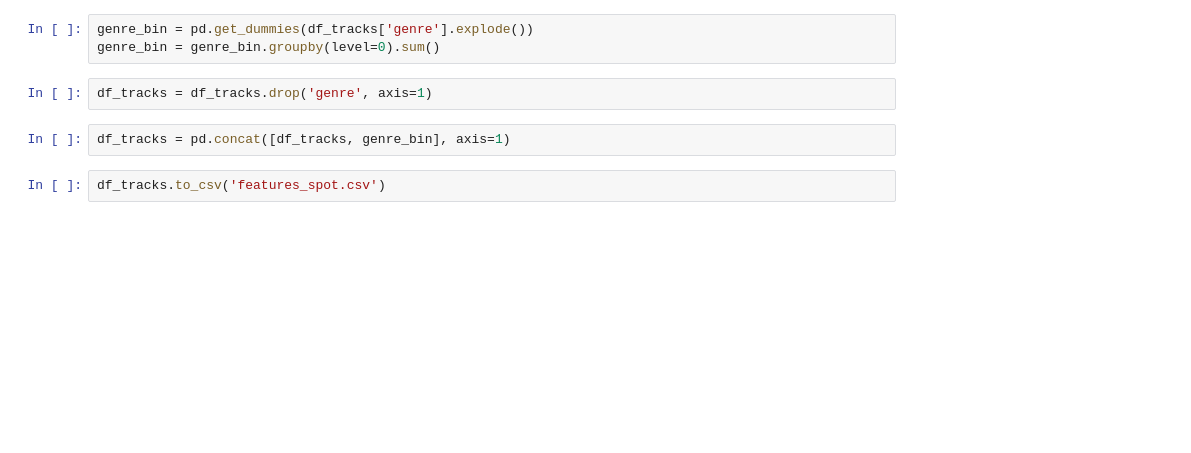
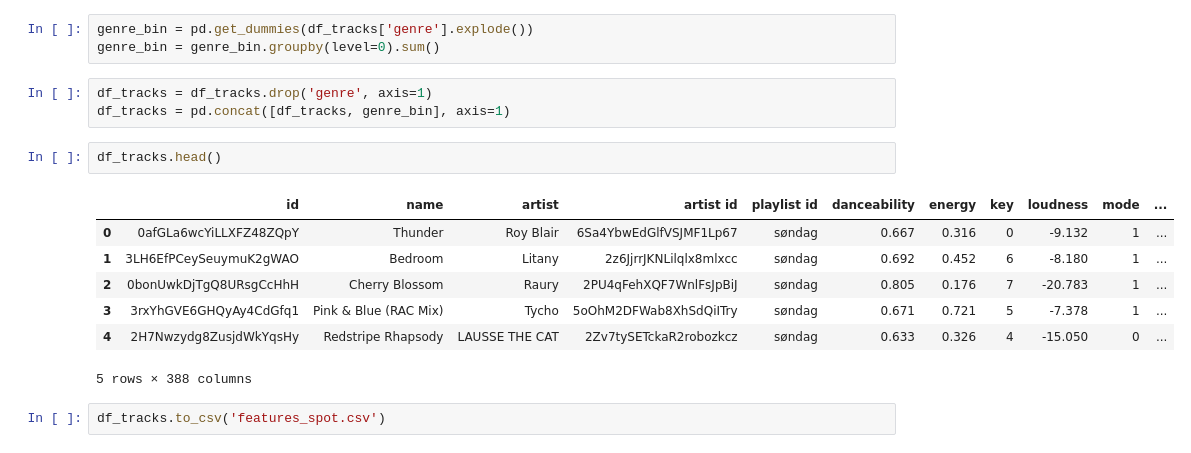
Before and after one commit to drewtray/spotify_net, a Jupyter notebook: retrieve_public.ipynb, the cells around one changed output. Saved outputs shown, nothing was run; the diff lists cells and outputs as text; blank space fills up the shorter version.

```diff
--- a/retrieve_public.ipynb
+++ b/retrieve_public.ipynb
@@ -185,7 +177,16 @@ genre_bin = pd.get_dummies(df_tracks['genre'].explode())
 genre_bin = genre_bin.groupby(level=0).sum()
 # %%
 df_tracks = df_tracks.drop('genre', axis=1)
+df_tracks = pd.concat([df_tracks, genre_bin], axis=1)
-# %%
-df_tracks = pd.concat([df_tracks, genre_bin], axis=1)
+# %%
+df_tracks.head()
+# %% [output]
+|  | id | name | artist | artist id | playlist id | danceability | energy | key | loudness | mode | ... |
+| 0 | 0afGLa6wcYiLLXFZ48ZQpY | Thunder | Roy Blair | 6Sa4YbwEdGlfVSJMF1Lp67 | søndag | 0.667 | 0.316 | 0 | -9.132 | 1 | ... |
+| 1 | 3LH6EfPCeySeuymuK2gWAO | Bedroom | Litany | 2z6JjrrJKNLilqlx8mlxcc | søndag | 0.692 | 0.452 | 6 | -8.180 | 1 | ... |
+| 2 | 0bonUwkDjTgQ8URsgCcHhH | Cherry Blossom | Raury | 2PU4qFehXQF7WnlFsJpBiJ | søndag | 0.805 | 0.176 | 7 | -20.783 | 1 | ... |
+| 3 | 3rxYhGVE6GHQyAy4CdGfq1 | Pink & Blue (RAC Mix) | Tycho | 5oOhM2DFWab8XhSdQiITry | søndag | 0.671 | 0.721 | 5 | -7.378 | 1 | ... |
+| 4 | 2H7Nwzydg8ZusjdWkYqsHy | Redstripe Rhapsody | LAUSSE THE CAT | 2Zv7tySETckaR2robozkcz | søndag | 0.633 | 0.326 | 4 | -15.050 | 0 | ... |
+5 rows × 388 columns
 # %%
 df_tracks.to_csv('features_spot.csv')
```
Also changed, not shown: parts of 2 cells of this notebook, 23 other files.
